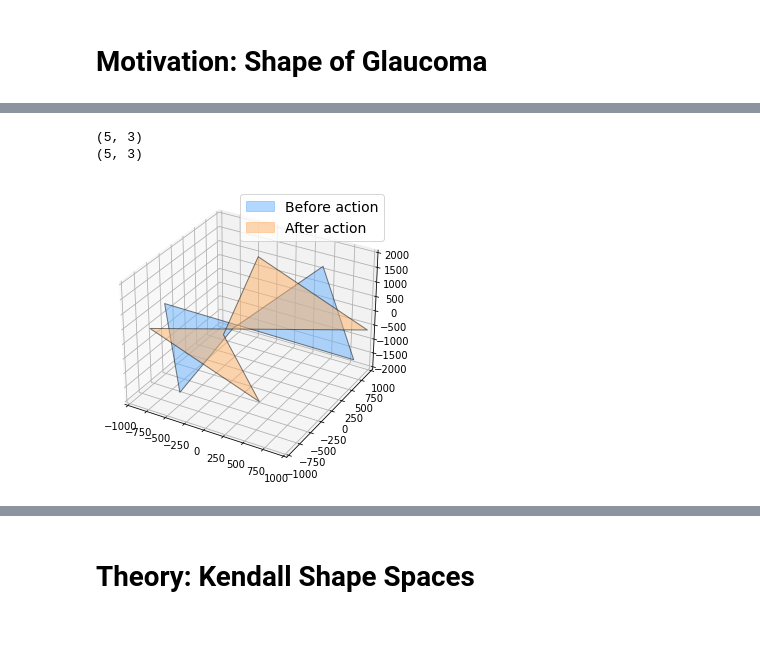
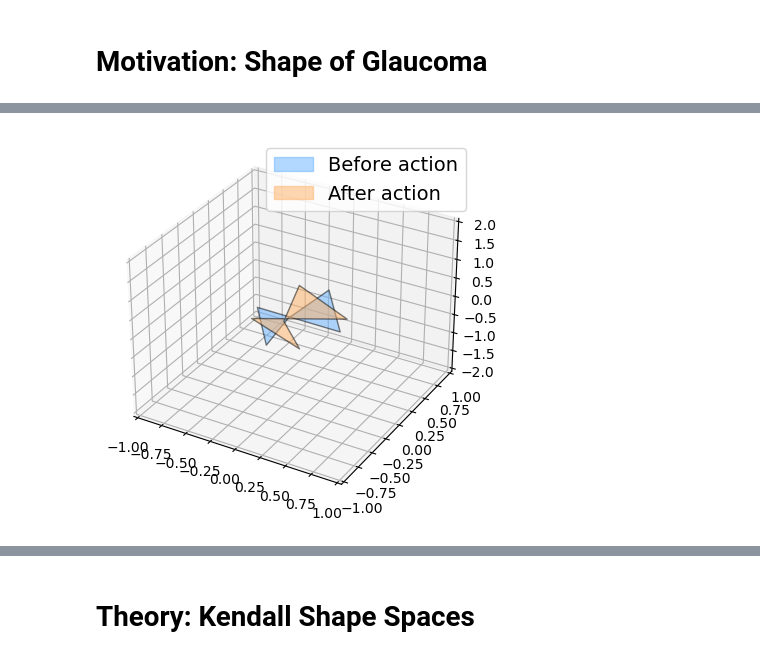
Before and after one commit to geometric-intelligence/ece594n, a Jupyter notebook: lectures/02_a_landmarks.ipynb, the cells around one changed output, grey strips where cells are left out. Saved outputs shown, nothing was run; the diff lists cells and outputs as text; code cells hidden in the pictures; blank space fills up the shorter version.

```diff
--- a/lectures/02_a_landmarks.ipynb
+++ b/lectures/02_a_landmarks.ipynb
@@ -225,6 +125,0 @@ $\color{#047C91}{\text{Example}}$: How would you center the optical nerve `one_n
-# %%
-import numpy as np
-one_nerve = nerves[0]; print(one_nerve.shape); print("\n")
-translation = - np.mean(centered, axis=0) ;
-centered = one_nerve + translation;
-print(np.mean(centered, axis=0))
@@ -235,0 +133,6 @@ print(np.mean(centered, axis=0))
+# %%
+import numpy as np
+one_nerve = nerves[0]; print("One nerve:\n", one_nerve);
+barycenter = np.mean(one_nerve, axis=0);
+translated = one_nerve - barycenter; print("Translated nerve:\n", translated);
+print("Barycenter of translated nerve:\n", np.mean(translated, axis=0))
@@ -244,0 +167,5 @@ This defines an action of the group of scalings $\mathbb{R}_+^*$ on the space $\
+# %%
+import numpy as np
+size = np.sqrt(np.sum(translated**2)); print("Original size", size)
+rescaled = 1 / size * translated;
+print("Size after rescaling:", np.sqrt(np.sum(rescaled**2)))
@@ -264,27 +189,23 @@ rotation = np.array([[ m.cos(theta), -m.sin(theta), 0 ],
                      [ m.sin(theta), m.cos(theta) , 0 ],
                      [ 0           , 0            , 1 ]])
 
-rotated = centered @ rotation.T
-print(rotated.shape); print(one_nerve.shape)
+rotated = rescaled @ rotation.T
-# %% [output]
-(5, 3)
-(5, 3)
 # %%
-fig = plt.figure(); ax = Axes3D(fig)
-ax.set_xlim((-1000,1000)); ax.set_ylim((-1000, 1000)); ax.set_zlim((-2000, 2000))
+fig = plt.figure(); ax = fig.add_subplot(111, projection="3d");
+ax.set_xlim((-1,1)); ax.set_ylim((-1, 1)); ax.set_zlim((-2, 2))
 
-for label, nerve in enumerate([centered, rotated]):
+for label, nerve in enumerate([rescaled, rotated]):
     x = nerve[:, 0]; y = nerve[:, 1]; z = nerve[:, 2]
     verts = [list(zip(x, y, z))]
 
     poly = Poly3DCollection(verts, alpha=0.5)
     color = label_to_color[int(label)]
     poly.set_color(colors.rgb2hex(color))
     poly.set_edgecolor("k")
     ax.add_collection3d(poly)
 
 patch_0 = mpatches.Patch(color=label_to_color[0], label=label_to_str[0], alpha=0.5); patch_1 = mpatches.Patch(color=label_to_color[1], label=label_to_str[1], alpha=0.5)
 plt.legend(handles=[patch_0, patch_1], prop={"size": 14}); plt.show()
 # %% [output]
-[figure, old version]
+[figure, new version]
 # %% [markdown]
```
Also changed, not shown: parts of 46 cells of this notebook, 2 other files.
